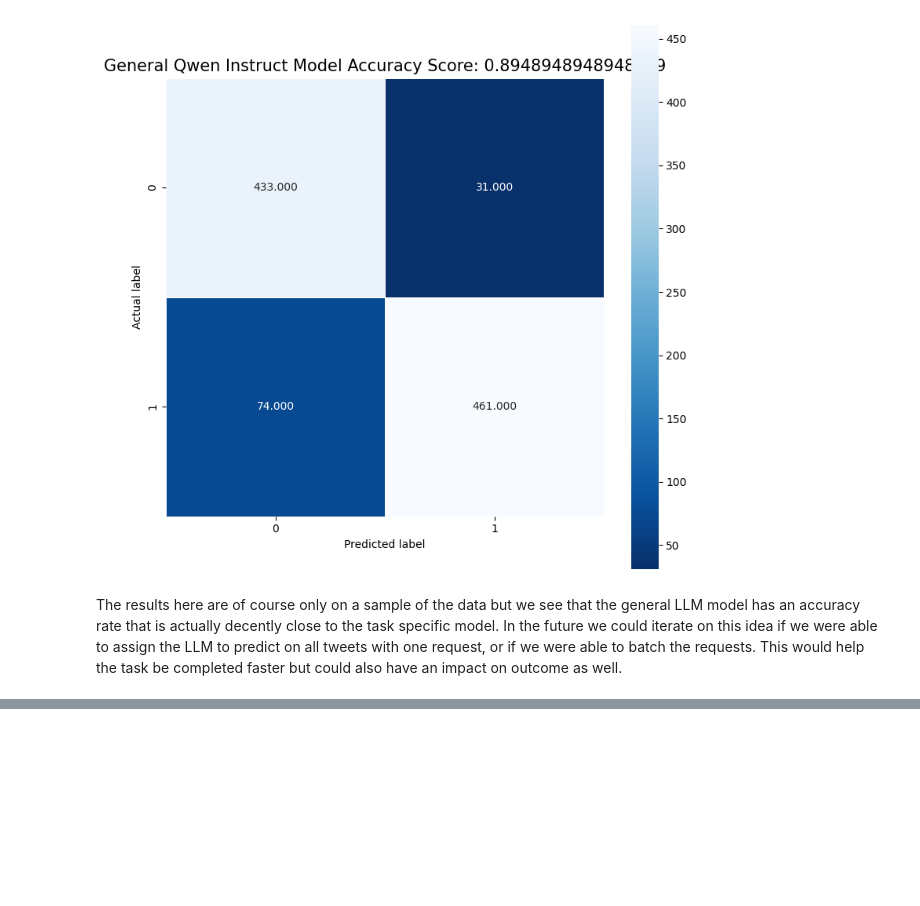
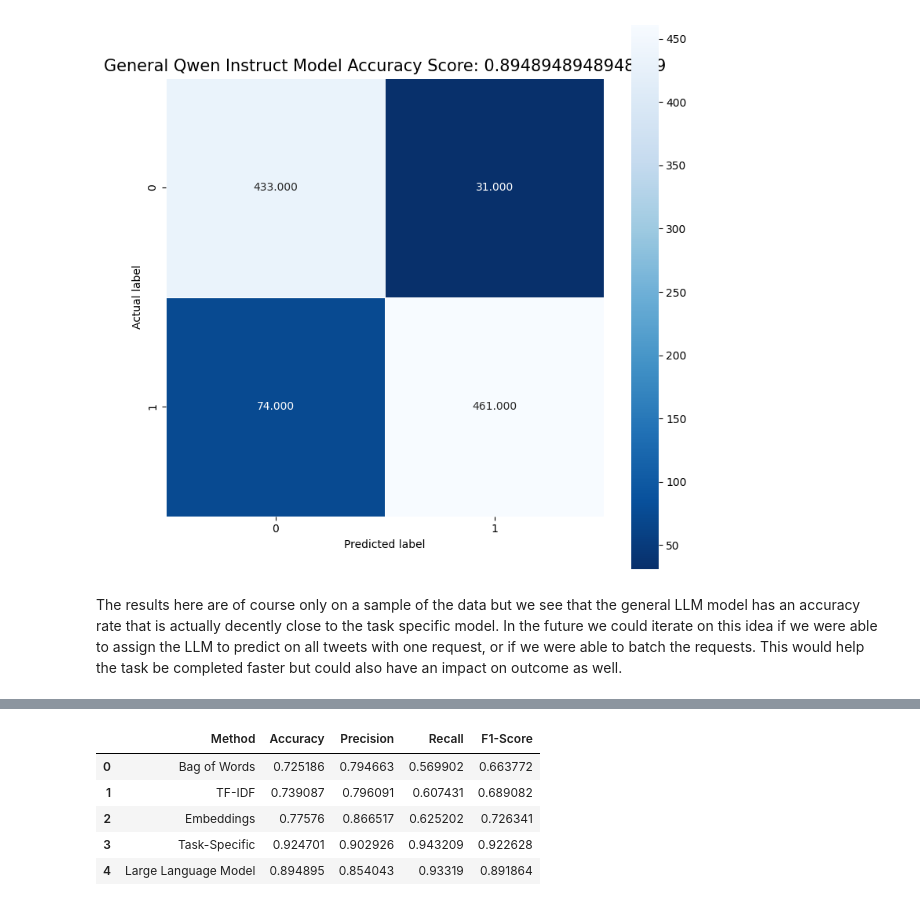
Before and after one commit to danield2255/topic-classification-methods-experiment, a Jupyter notebook: binary_sentiment_analysis_experiment.ipynb, the cells around one changed output, grey strips where cells are left out. Saved outputs shown, nothing was run; the diff lists cells and outputs as text; code cells hidden in the pictures; blank space fills up the shorter version.

```diff
--- a/binary_sentiment_analysis_experiment.ipynb
+++ b/binary_sentiment_analysis_experiment.ipynb
@@ -312,6 +318,10 @@ Wall time: 7min 33s
 # %%
 print('Twitter Model Validation classification report:')
 print(classification_report(y_val, y_pred_sentiment_binary))
+report_dict = classification_report(y_val, y_pred_sentiment_binary, output_dict=True)
+precision = report_dict['0']['precision']
+recall = report_dict['0']['recall']
+f1 = report_dict['0']['f1-score']
 # %% [output]
 Twitter Model Validation classification report:
               precision    recall  f1-score   support
@@ -336,3 +347,6 @@ NameError: name 'y_pred_sentiment_binary' is not defined
+# %%
+task_specific_results = pd.DataFrame([{"Method": "Task-Specific", "Accuracy": acc, "Precision": precision, "Recall": recall, "F1-Score": f1}])
+results_df = pd.concat([results_df, task_specific_results], ignore_index=True)
 # %% [markdown]
 We see a significant improvement when using a pre-trained model that has already been trained to be good at this task. This model in particular though did increase time to both acquire the model (which would have been training in our previous iterations) and also increased time in prediction.
 # %% [markdown]
@@ -399,6 +417,11 @@ sampled_tweets_predicted
 # %%
 print('Qwen Instruct Model Validation classification report:')
 print(classification_report(sampled_tweets_predicted['label'].values, sampled_tweets_predicted["pred"].values))
+
+report_dict = classification_report(sampled_tweets_predicted['label'].values, sampled_tweets_predicted["pred"].values, output_dict=True)
+precision = report_dict['0']['precision']
+recall = report_dict['0']['recall']
+f1 = report_dict['0']['f1-score']
 # %% [output]
 Qwen Instruct Model Validation classification report:
               precision    recall  f1-score   support
@@ -423,3 +446,6 @@ Text(0.5, 1.0, 'General Qwen Instruct Model Accuracy Score: 0.8948948948948949')
 [figure]
 # %% [markdown]
 The results here are of course only on a sample of the data but we see that the general LLM model has an accuracy rate that is actually decently close to the task specific model. In the future we could iterate on this idea if we were able to assign the LLM to predict on all tweets with one request, or if we were able to batch the requests. This would help the task be completed faster but could also have an impact on outcome as well.
+# %%
+llm_results = pd.DataFrame([{"Method": "Large Language Model", "Accuracy": acc, "Precision": precision, "Recall": recall, "F1-Score": f1}])
+results_df = pd.concat([results_df, llm_results], ignore_index=True)
@@ -425,0 +468,9 @@ The results here are of course only on a sample of the data but we see that the
+# %%
+results_df
+# %% [output]
+|  | Method | Accuracy | Precision | Recall | F1-Score |
+| 0 | Bag of Words | 0.725186 | 0.794663 | 0.569902 | 0.663772 |
+| 1 | TF-IDF | 0.739087 | 0.796091 | 0.607431 | 0.689082 |
+| 2 | Embeddings | 0.77576 | 0.866517 | 0.625202 | 0.726341 |
+| 3 | Task-Specific | 0.924701 | 0.902926 | 0.943209 | 0.922628 |
+| 4 | Large Language Model | 0.894895 | 0.854043 | 0.93319 | 0.891864 |
```
Also changed, not shown: parts of 21 cells of this notebook, 1 other file.
